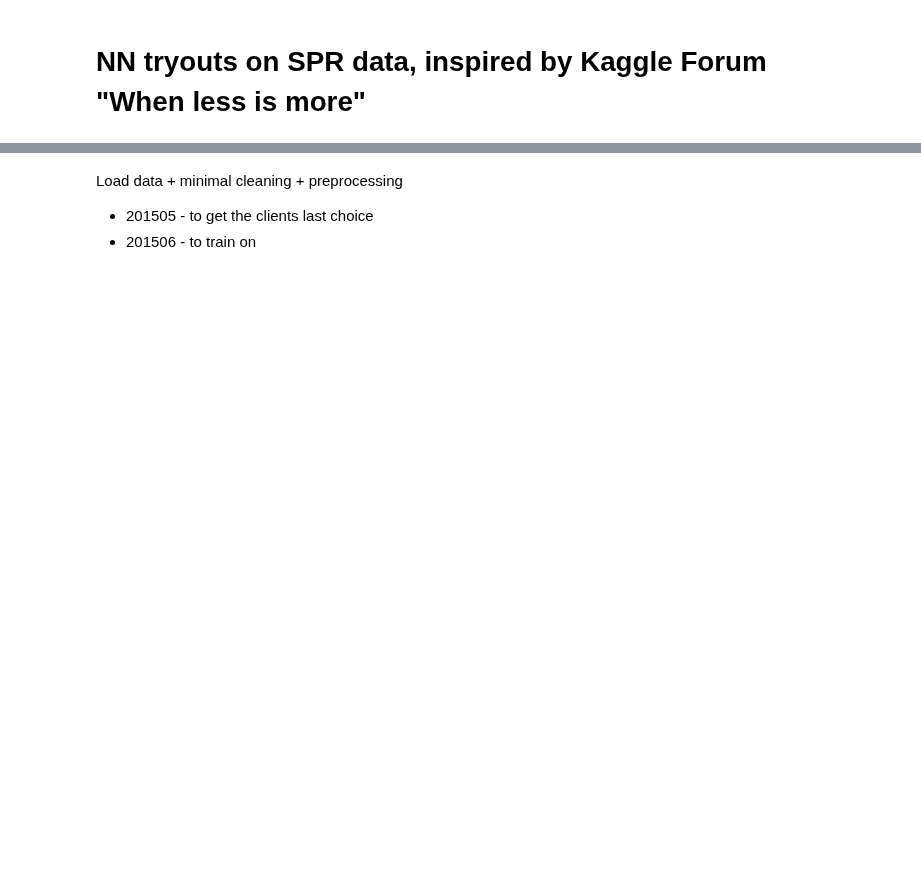
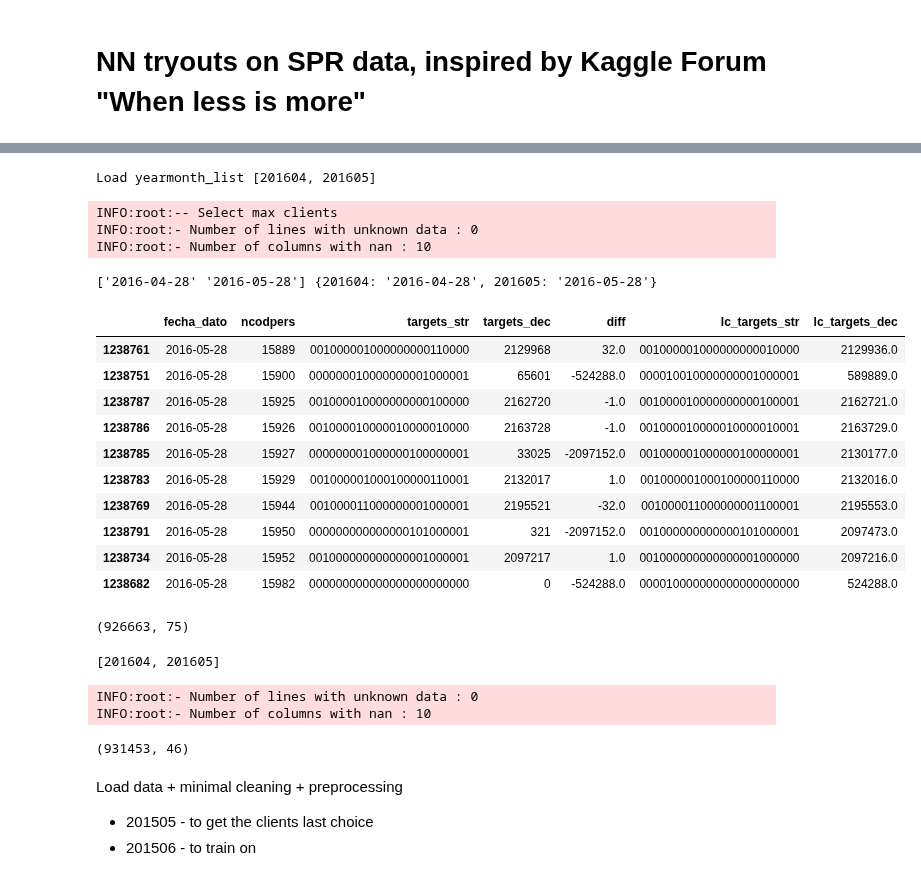
Before and after one commit to vfdev-5/SPR, a Jupyter notebook: keras/NN_predictions_2_CV_active_clients2.ipynb, the cells around one changed output, grey strips where cells are left out. Cells and saved outputs as stored; diff of their text form; code cells hidden in the pictures; blank space fills up the shorter version.

```diff
--- a/keras/NN_predictions_2_CV_active_clients2.ipynb
+++ b/keras/NN_predictions_2_CV_active_clients2.ipynb
@@ -53,3 +280,81 @@ TEST_FILE_PATH = os.path.join("..", "data", "test_ver2.csv")
+# %%
+yearmonth_list = _ym_list_to_load(val_yearmonth)
+print "Load yearmonth_list", yearmonth_list
+val_df = load_data2(TRAIN_FILE_PATH, yearmonth_list, 'max')
+minimal_clean_data_inplace(val_df)
+preprocess_data_inplace(val_df)
+# %% [output]
+Load yearmonth_list [201604, 201605]
+INFO:root:-- Select max clients
+INFO:root:- Number of lines with unknown data : 0
+INFO:root:- Number of columns with nan : 10
+# %%
+months = val_df['fecha_dato'].unique()
+clients = val_df['ncodpers'].unique()
+assert len(clients) == (val_df['ncodpers'].value_counts() == len(yearmonth_list)).sum()
+ll = len(clients)
+months_ym_map = {}
+for m in months:
+    l = len(val_df[val_df['fecha_dato'] == m]['ncodpers'].unique())
+    assert l == ll, "Number of clients should be identical for all monthes. (%s, %s, %s)" % (m, l, ll)
+    months_ym_map[to_yearmonth(m)] = m
+# %%
+print months, months_ym_map
+# %% [output]
+['2016-04-28' '2016-05-28'] {201604: '2016-04-28', 201605: '2016-05-28'}
+# %%
+# Imperatively sort by clients in order to subtract and assign correctly
+val_df2 = val_df.sort_values(['ncodpers', 'fecha_dato'])
+
+for ym in val_yearmonth:
+    prev_ym = _get_prev_ym(ym)
+    prev_ym_mask = val_df2['fecha_dato'] == months_ym_map[prev_ym]
+    ym_mask = val_df2['fecha_dato'] == months_ym_map[ym]
+
+    val_df2.loc[:, 'targets_str'] = val_df2[TARGET_LABELS].apply(dummies_to_str, axis=1)
+    val_df2.loc[:, 'targets_dec'] = val_df2[TARGET_LABELS].apply(dummies_to_decimal, axis=1)
+
+    _add_diff_inplace(val_df2, prev_ym_mask, ym_mask)
+    _add_clc_inplace(val_df2, prev_ym_mask, ym_mask)
+
+
+mask = (~val_df2['diff'].isnull())
+assert (val_df2[mask]['diff'] == val_df2[mask]['targets_dec'] - val_df2[mask]['lc_targets_dec']).all(), "Something is wrong"
+# %%
+mask = (~val_df2['diff'].isnull()) & (val_df2['diff'] != 0.0)
+val_df2[mask].sort_values(['ncodpers', 'fecha_dato'])[['fecha_dato', 'ncodpers', 'targets_str', 'targets_dec', 'diff', 'lc_targets_str', 'lc_targets_dec']].head(10)
+# %% [output]
+|  | fecha_dato | ncodpers | targets_str | targets_dec | diff | lc_targets_str | lc_targets_dec |
+| 1238761 | 2016-05-28 | 15889 | 001000001000000000110000 | 2129968 | 32.0 | 001000001000000000010000 | 2129936.0 |
+| 1238751 | 2016-05-28 | 15900 | 000000010000000001000001 | 65601 | -524288.0 | 000010010000000001000001 | 589889.0 |
+| 1238787 | 2016-05-28 | 15925 | 001000010000000000100000 | 2162720 | -1.0 | 001000010000000000100001 | 2162721.0 |
+| 1238786 | 2016-05-28 | 15926 | 001000010000010000010000 | 2163728 | -1.0 | 001000010000010000010001 | 2163729.0 |
+| 1238785 | 2016-05-28 | 15927 | 000000001000000100000001 | 33025 | -2097152.0 | 001000001000000100000001 | 2130177.0 |
+| 1238783 | 2016-05-28 | 15929 | 001000001000100000110001 | 2132017 | 1.0 | 001000001000100000110000 | 2132016.0 |
+| 1238769 | 2016-05-28 | 15944 | 001000011000000001000001 | 2195521 | -32.0 | 001000011000000001100001 | 2195553.0 |
+| 1238791 | 2016-05-28 | 15950 | 000000000000000101000001 | 321 | -2097152.0 | 001000000000000101000001 | 2097473.0 |
+| 1238734 | 2016-05-28 | 15952 | 001000000000000001000001 | 2097217 | 1.0 | 001000000000000001000000 | 2097216.0 |
+| 1238682 | 2016-05-28 | 15982 | 000000000000000000000000 | 0 | -524288.0 | 000010000000000000000000 | 524288.0 |
+# %%
+mask = val_df2['fecha_dato'] == months_ym_map[201605]
+val_df2[mask].shape
+# %% [output]
+(926663, 75)
+# %%
+yearmonth_list
+# %% [output]
+[201604, 201605]
+# %%
+full_val_df = load_data2(TRAIN_FILE_PATH, [201605])
+minimal_clean_data_inplace(full_val_df)
+preprocess_data_inplace(full_val_df)
+# %% [output]
+INFO:root:- Number of lines with unknown data : 0
+INFO:root:- Number of columns with nan : 10
+# %%
+full_val_df.shape
+# %% [output]
+(931453, 46)
 # %% [markdown]
 Load data + minimal cleaning + preprocessing
 
```
Also changed, not shown: parts of 32 cells of this notebook, 3 other files.
